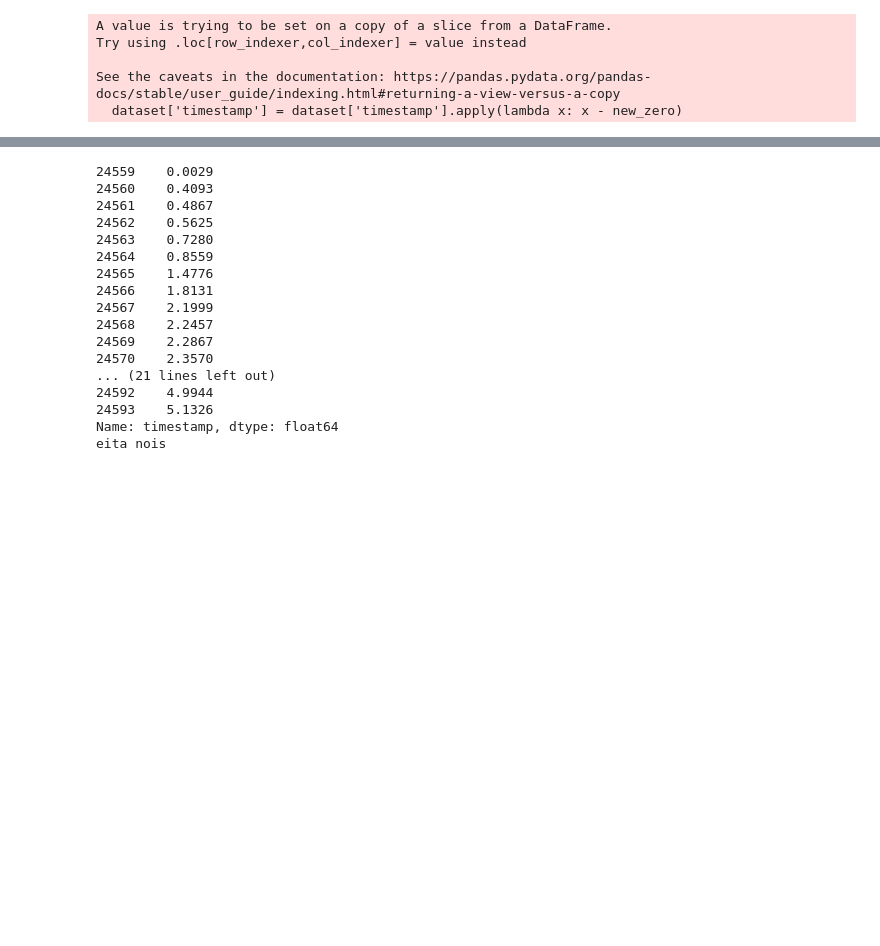
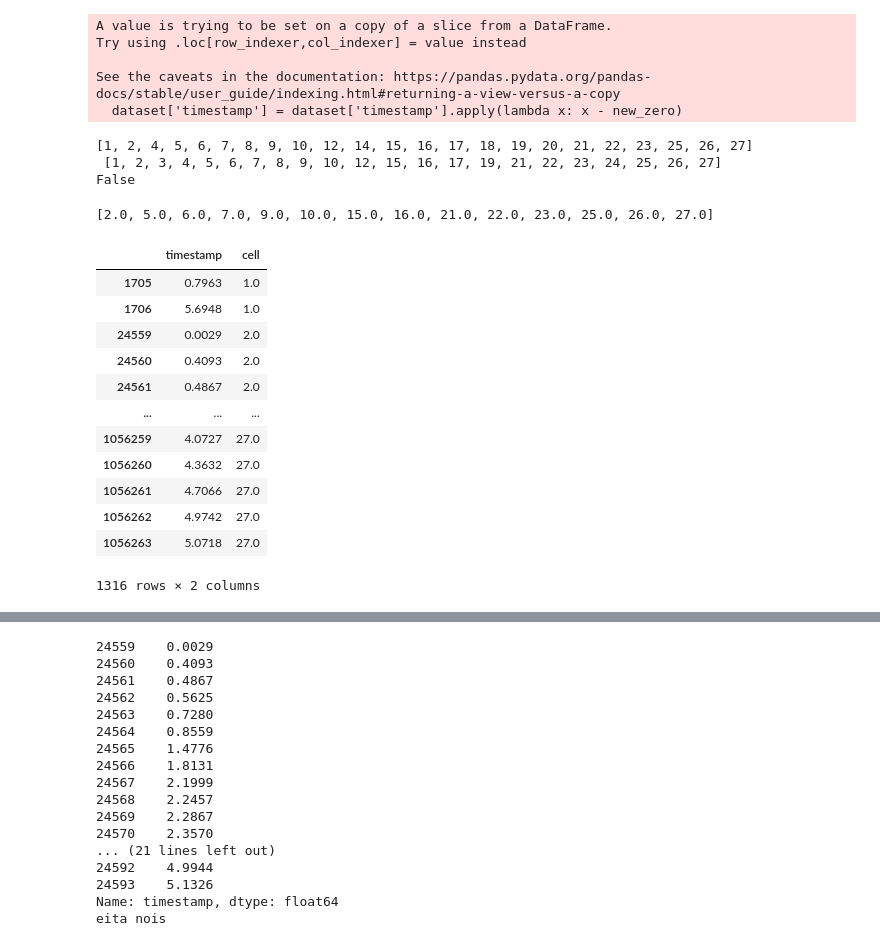
Before and after one commit to lfernandof/neural-pop-dynamics, a Jupyter notebook: projeto/exploratory_analysis.ipynb, the cells around one changed output, grey strips where cells are left out. Cells and saved outputs as stored; diff of their text form; code cells hidden in the pictures; blank space fills up the shorter version.

```diff
--- a/projeto/exploratory_analysis.ipynb
+++ b/projeto/exploratory_analysis.ipynb
@@ -200,0 +226,17 @@ See the caveats in the documentation: https://pandas.pydata.org/pandas-docs/stab
+# %%
+labels = []
+for trial in trials:
+    label = [int(element) for element in trial.cell.unique()]
+    labels.append(label)
+#    print(trial.cell.unique())
+
+print(labels[0],'\n',labels[4])
+print(labels[0] in labels[4])
+# %% [output]
+[1, 2, 4, 5, 6, 7, 8, 9, 10, 12, 14, 15, 16, 17, 18, 19, 20, 21, 22, 23, 25, 26, 27]
+ [1, 2, 3, 4, 5, 6, 7, 8, 9, 10, 12, 15, 16, 17, 19, 21, 22, 23, 24, 25, 26, 27]
+False
+# %%
+list(test_set)
+# %% [output]
+[2.0, 5.0, 6.0, 7.0, 9.0, 10.0, 15.0, 16.0, 21.0, 22.0, 23.0, 25.0, 26.0, 27.0]
@@ -200,0 +248,16 @@ See the caveats in the documentation: https://pandas.pydata.org/pandas-docs/stab
+# %%
+trials[0]
+# %% [output]
+|  | timestamp | cell |
+| 1705 | 0.7963 | 1.0 |
+| 1706 | 5.6948 | 1.0 |
+| 24559 | 0.0029 | 2.0 |
+| 24560 | 0.4093 | 2.0 |
+| 24561 | 0.4867 | 2.0 |
+| ... | ... | ... |
+| 1056259 | 4.0727 | 27.0 |
+| 1056260 | 4.3632 | 27.0 |
+| 1056261 | 4.7066 | 27.0 |
+| 1056262 | 4.9742 | 27.0 |
+| 1056263 | 5.0718 | 27.0 |
+1316 rows × 2 columns
```
Also changed, not shown: parts of 19 cells of this notebook.
